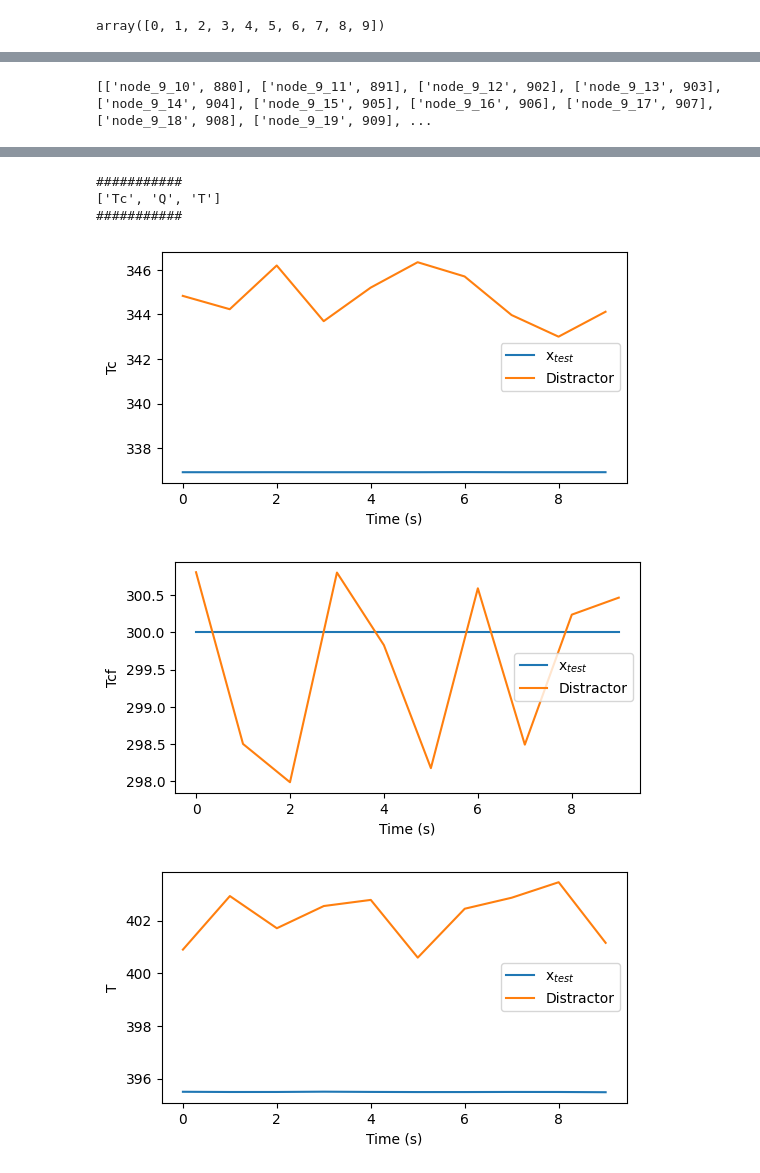
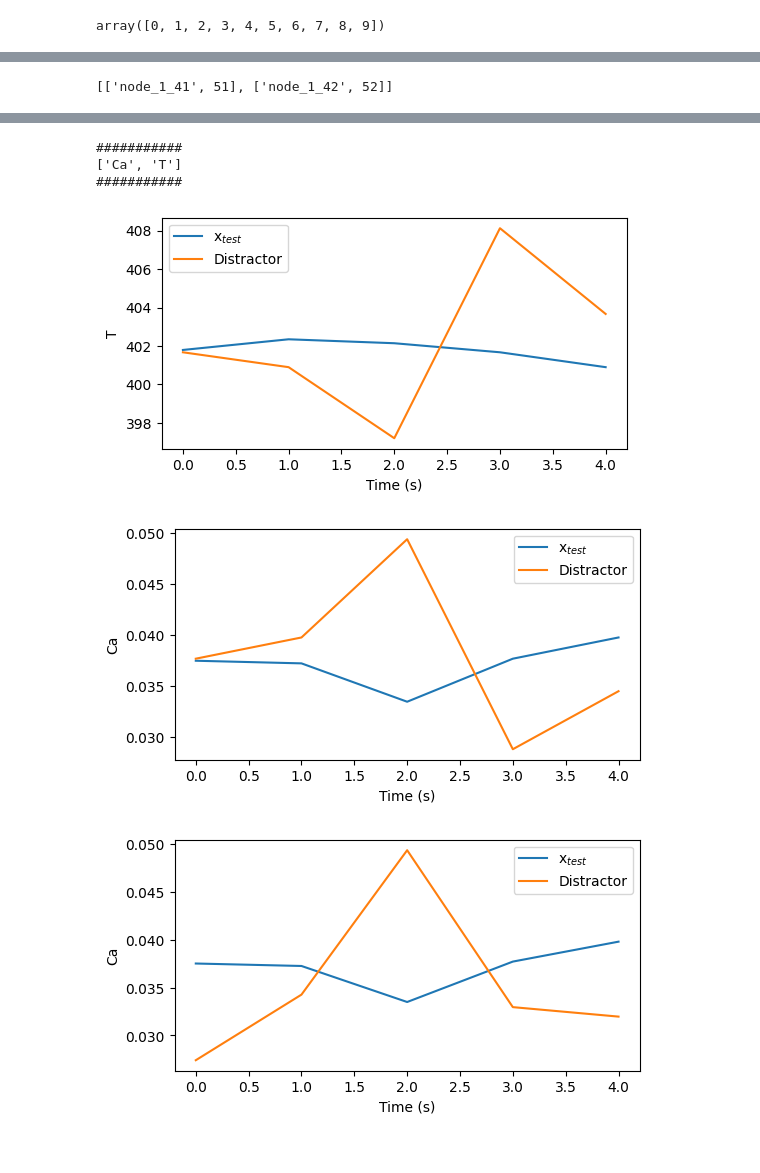
Before and after one commit to peaclab/CoMTE, a Jupyter notebook: cstr_usage.ipynb, the cells around one changed output, grey strips where cells are left out. Cells and saved outputs as stored; diff of their text form; code cells hidden in the pictures.

```diff
--- a/cstr_usage.ipynb
+++ b/cstr_usage.ipynb
@@ -22,7 +22,7 @@ mpl_logger.setLevel(logging.WARNING)
 DATASET_NAME = 'cstr'
 # %%
 timeseries, labels, test_timeseries, test_labels = \
-        data_loading.get_dataset(DATASET_NAME, binary=False, window_size=10, noise_scale=0.2, use_classes=list(range(0,10)))
+        data_loading.get_dataset(DATASET_NAME, binary=False, window_size=5, noise_scale=0.2, use_classes=list(range(0,10)))
 # %%
 # print(timeseries.head)
 # print(labels.head)
@@ -49,7 +49,7 @@ pipeline = Pipeline([
     ('features', utils.TSFeatureGenerator(threads=1, trim=0)),
     ('assert2', utils.CheckFeatures()),
     ('scaler', MinMaxScaler(feature_range=(-1, 1))),
-    ('clf', RandomForestClassifier(n_estimators=100, class_weight='balanced'))
+    ('clf', RandomForestClassifier(n_estimators=100))
 ], verbose=True)
 # %%
 pipeline.fit(timeseries, labels)
@@ -125,8 +125,8 @@ Name: label, Length: 990, dtype: int64
 ### TEST CASE 1
 ### True: 2 All clear, Predicted: 3 Not clear
 
-true_select = 0 #UPDATE HERE FOR OTHER CLASSES
-pred_select = 9 #UPDATE HERE FOR OTHER CLASSES
+true_select = 1 #UPDATE HERE FOR OTHER CLASSES
+pred_select = 0 #UPDATE HERE FOR OTHER CLASSES
 # print(test_labels['label'].values)
 # print(preds)
 indices_test = []
@@ -137,9 +137,9 @@ for idx, (true, pred, node_id) in enumerate(zip(test_labels['label'].values, pre
         indices_test.append([node_id,idx])
 print(indices_test)
 # %% [output]
-[['node_9_10', 880], ['node_9_11', 891], ['node_9_12', 902], ['node_9_13', 903], ['node_9_14', 904], ['node_9_15', 905], ['node_9_16', 906], ['node_9_17', 907], ['node_9_18', 908], ['node_9_19', 909], ...
+[['node_1_41', 51], ['node_1_42', 52]]
 # %%
-x_test = test_timeseries.loc[['node_9_49'], :, :]
+x_test = test_timeseries.loc[['node_1_41'], :, :]
 explanation = comte.explain(x_test,to_maximize=true_select,savefig=False)
 print('###########')
 print(explanation)
@@ -165,6 +168,6 @@ print('###########')
 ###########
-['Tc', 'Q', 'T']
+['Ca', 'T']
 ###########
-[figure, old version]
+[figure, new version]
-[figure, old version]
+[figure, new version]
-[figure, old version]
+[figure, new version]
```
Also changed, not shown: parts of 6 cells of this notebook.
